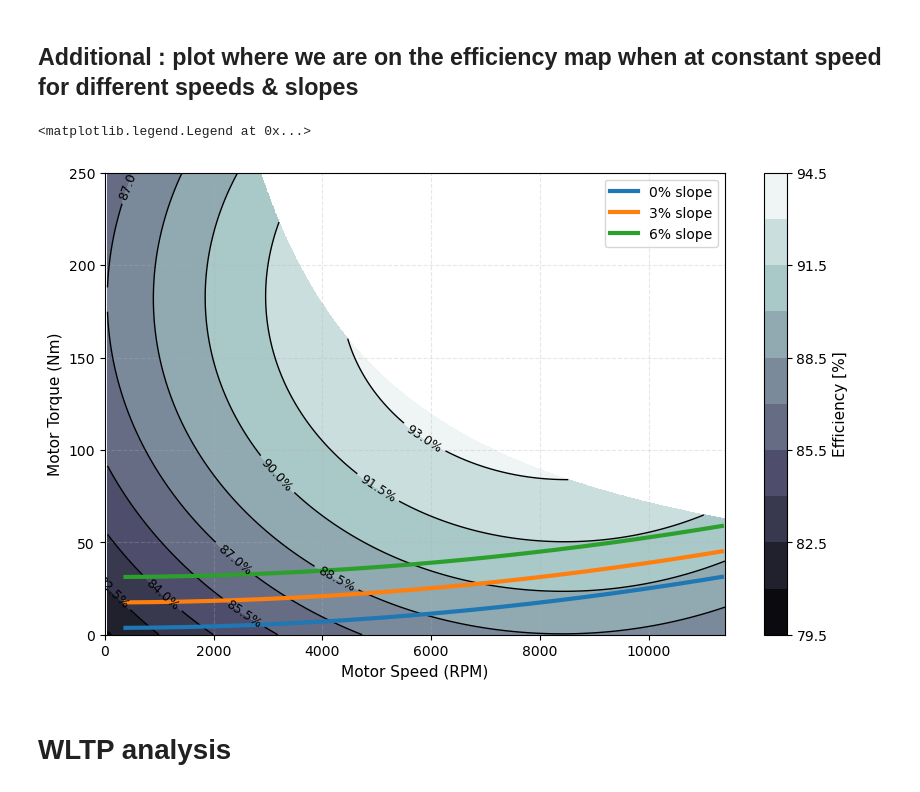
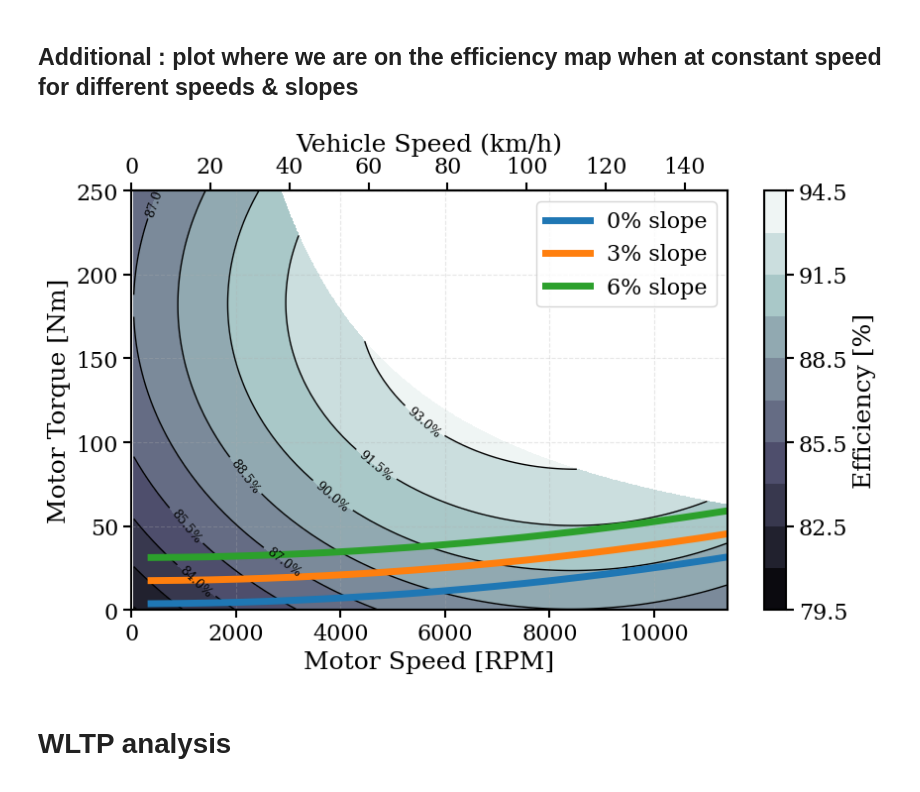
Before and after one commit to tomBeauve/MECA0527_Homeworks, a Jupyter notebook: homework1/consumption.ipynb, the cells around one changed output. Drawn from its saved outputs; the diff is of its cells as text; code cells hidden in the pictures.

```diff
--- a/homework1/consumption.ipynb
+++ b/homework1/consumption.ipynb
@@ -38,6 +38,7 @@ report_params = {
     'figure.autolayout': True,
     'figure.figsize': (8, 6),     # Smaller for print/report
 }
+plt.rcParams.update(report_params)
 # %% [markdown]
 # Car data
 # %%
@@ -273,7 +386,7 @@ def F_acc(m_curb, m_driver, gamma, dv_dt):
 # ====================================
 
 
-v = np.array([30, 50, 90, 120]) / 3.6  # velocities to test, kmh to m/s
+v = np.array([30, 50, 100, 120]) / 3.6  # velocities to test, kmh to m/s
 
 
 # Energy consumption per km = F * 1km (J/km) /(1000*3600) (=>kwh/km)
@@ -310,8 +423,11 @@ for i in range(len(slope_angle)):
 
 ax.set_xlabel(r"Velocity (km/h)")
 plt.ylabel(r"Consumption (kWh/100km)")
+ax.set_xlim(0, 150)
 ax.legend(loc="best", frameon=True, facecolor="white", edgecolor="none")
 plt.grid(alpha=0.5)
+plt.tight_layout()
+plt.savefig("figures/consumption/constantSpeedConsumption.pdf", dpi=300)
 plt.show()
 # %% [output]
 Energy consumption at 30.0 km/h : 4.709 (kWh/100km)
@@ -360,51 +476,55 @@ def _efficiency_drivetrainPLOT(omega, T):
             a3_norm * T_norm + a4_norm * (omega_norm ** 2) +\
             a5_norm * T_norm * omega_norm + a6_norm * (T_norm ** 2)
         eta = eta  # * eta_t
 
         # Use element-wise logical operators (& and |) and np.where
         invalid = ((omega <= omega_base) & (T > T_max)) | ((T * omega) > P_max)
         return np.where(invalid, np.nan, eta)
 
 
 torques = np.linspace(0.0, T_max, 1000)
 omegas = np.linspace(5.0, omega_max, 1000)
 T_mesh, Omega_mesh = np.meshgrid(torques, omegas, indexing='ij')
 
 # Evaluate efficiency across the 2D mesh arrays directly
 eta_grid = _efficiency_drivetrainPLOT(Omega_mesh, T_mesh)
 
 # Convert omega to RPM for the main plot axis
 RPM_mesh = Omega_mesh * 60.0 / (2.0 * np.pi)
 
 # --- Plotting ---
-fig, ax = plt.subplots(figsize=(10, 6))
+fig, ax = plt.subplots(figsize=(9, 6))
 
-# Set vmin=0 and vmax=100 so the colorbar represents true percentage bounds
-contour = ax.contourf(RPM_mesh, T_mesh, eta_grid * 100.0,
-                      levels=10, cmap='bone')
-cbar = fig.colorbar(contour, ax=ax)
-cbar.set_label('Efficiency [%]', fontsize=11)
-
-contour_lines = ax.contour(
-    RPM_mesh, T_mesh, eta_grid * 100.0, levels=10, colors='black', linewidths=1)
-ax.clabel(contour_lines, inline=True, fmt='%.1f%%', fontsize=9)
-
-ax.set_xlabel('Motor Speed (RPM)', fontsize=11)
-ax.set_ylabel('Motor Torque (Nm)', fontsize=11)
-ax.grid(True, linestyle='--', alpha=0.3)
-
+plot_efficiency_map(fig, ax)
 for i in range(len(slope_angle)):
 
     omega = (v / R_e) * i_tot
     torque = (F_res(v, slope_angle[i]) * R_e) / (i_tot * eta_t)
     ax.plot(omega * 60/(2*np.pi), torque,
-            label=f"{slope_percent[i]}% slope", linewidth=3)
+            label=f"{slope_percent[i]}% slope", linewidth=5)
 
 ax.set_xlim(0)
 plt.legend()
+
+rpm_to_kmh_factor = (2 * np.pi * R_e * 3.6) / (60 * i_tot)
+
+
+def rpm_to_kmh(rpm):
+    return rpm * rpm_to_kmh_factor
+
+
+def kmh_to_rpm(kmh):
+    return kmh / rpm_to_kmh_factor
+
+
+# Create the twin top x-axis
+secax = ax.secondary_xaxis("top", functions=(rpm_to_kmh, kmh_to_rpm))
+secax.set_xlabel("Vehicle Speed (km/h)")
+
+plt.tight_layout()
+plt.savefig("figures/consumption/constantSpeedMotorMap.pdf", dpi=300)
 # %% [output]
-<matplotlib.legend.Legend at 0x...>
-[figure, old version]
+[figure, new version]
 # %% [markdown]
 # WLTP analysis
 # %%
```
Also changed, not shown: parts of 5 cells of this notebook, 7 other files.
